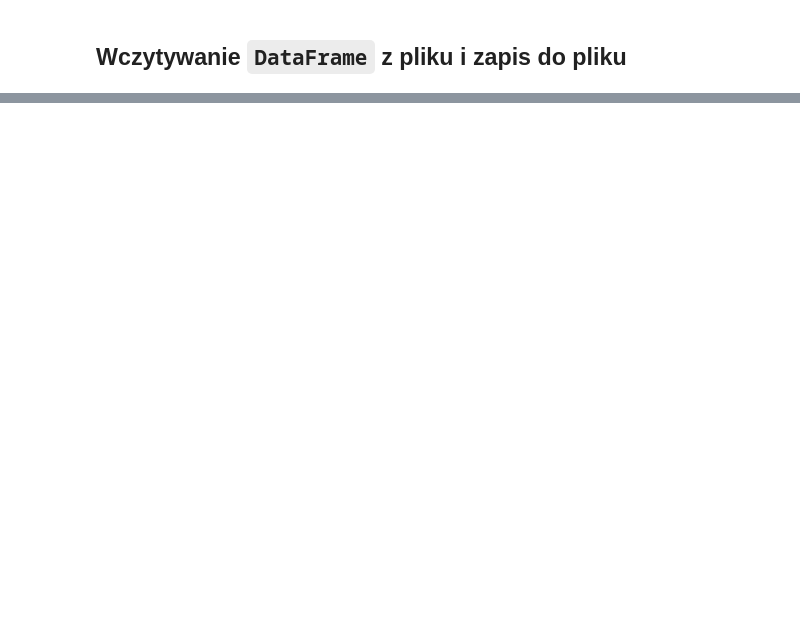
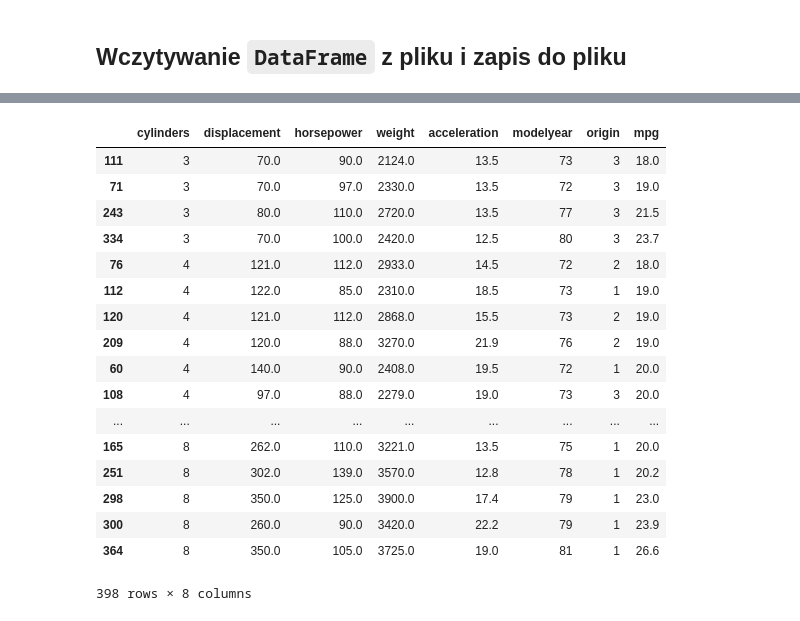
Before and after one commit to xenteros/data-science-training, a Jupyter notebook: Pandas.ipynb, the cells around one changed output, grey strips where cells are left out. Saved outputs shown, nothing was run; the diff lists cells and outputs as text; code cells hidden in the pictures; blank space fills up the shorter version.

```diff
--- a/Pandas.ipynb
+++ b/Pandas.ipynb
@@ -189,0 +1357,22 @@ Stwórz `DataFrame`, z następującymi kolumnami: `imię_i_nazwisko`, `data_urod
+# %%
+# sortowanie po wielu kolumnach, według kolejności podania
+cars.sort_values(by=['cylinders', 'mpg'])
+# %% [output]
+|  | cylinders | displacement | horsepower | weight | acceleration | modelyear | origin | mpg |
+| 111 | 3 | 70.0 | 90.0 | 2124.0 | 13.5 | 73 | 3 | 18.0 |
+| 71 | 3 | 70.0 | 97.0 | 2330.0 | 13.5 | 72 | 3 | 19.0 |
+| 243 | 3 | 80.0 | 110.0 | 2720.0 | 13.5 | 77 | 3 | 21.5 |
+| 334 | 3 | 70.0 | 100.0 | 2420.0 | 12.5 | 80 | 3 | 23.7 |
+| 76 | 4 | 121.0 | 112.0 | 2933.0 | 14.5 | 72 | 2 | 18.0 |
+| 112 | 4 | 122.0 | 85.0 | 2310.0 | 18.5 | 73 | 1 | 19.0 |
+| 120 | 4 | 121.0 | 112.0 | 2868.0 | 15.5 | 73 | 2 | 19.0 |
+| 209 | 4 | 120.0 | 88.0 | 3270.0 | 21.9 | 76 | 2 | 19.0 |
+| 60 | 4 | 140.0 | 90.0 | 2408.0 | 19.5 | 72 | 1 | 20.0 |
+| 108 | 4 | 97.0 | 88.0 | 2279.0 | 19.0 | 73 | 3 | 20.0 |
+| ... | ... | ... | ... | ... | ... | ... | ... | ... |
+| 165 | 8 | 262.0 | 110.0 | 3221.0 | 13.5 | 75 | 1 | 20.0 |
+| 251 | 8 | 302.0 | 139.0 | 3570.0 | 12.8 | 78 | 1 | 20.2 |
+| 298 | 8 | 350.0 | 125.0 | 3900.0 | 17.4 | 79 | 1 | 23.0 |
+| 300 | 8 | 260.0 | 90.0 | 3420.0 | 22.2 | 79 | 1 | 23.9 |
+| 364 | 8 | 350.0 | 105.0 | 3725.0 | 19.0 | 81 | 1 | 26.6 |
+398 rows × 8 columns
```
Also changed, not shown: parts of 82 cells of this notebook.
